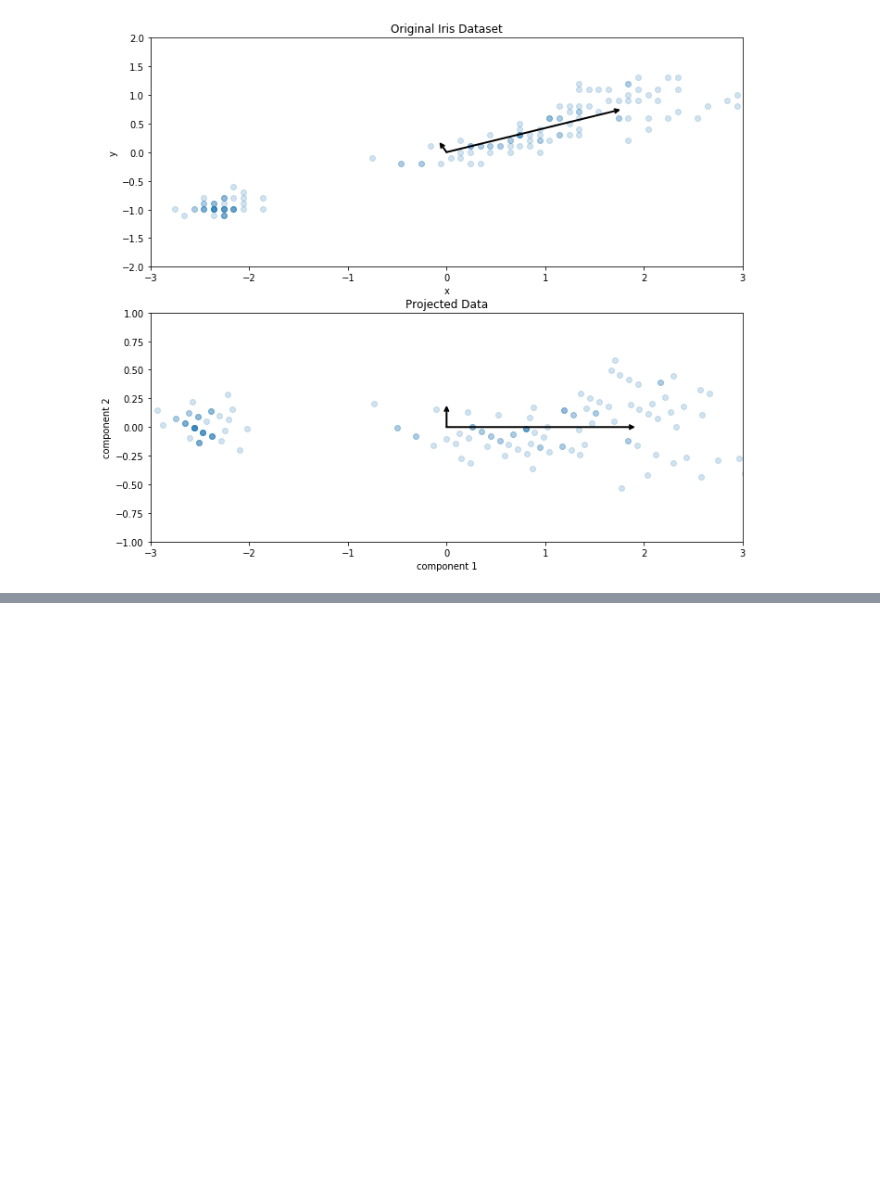
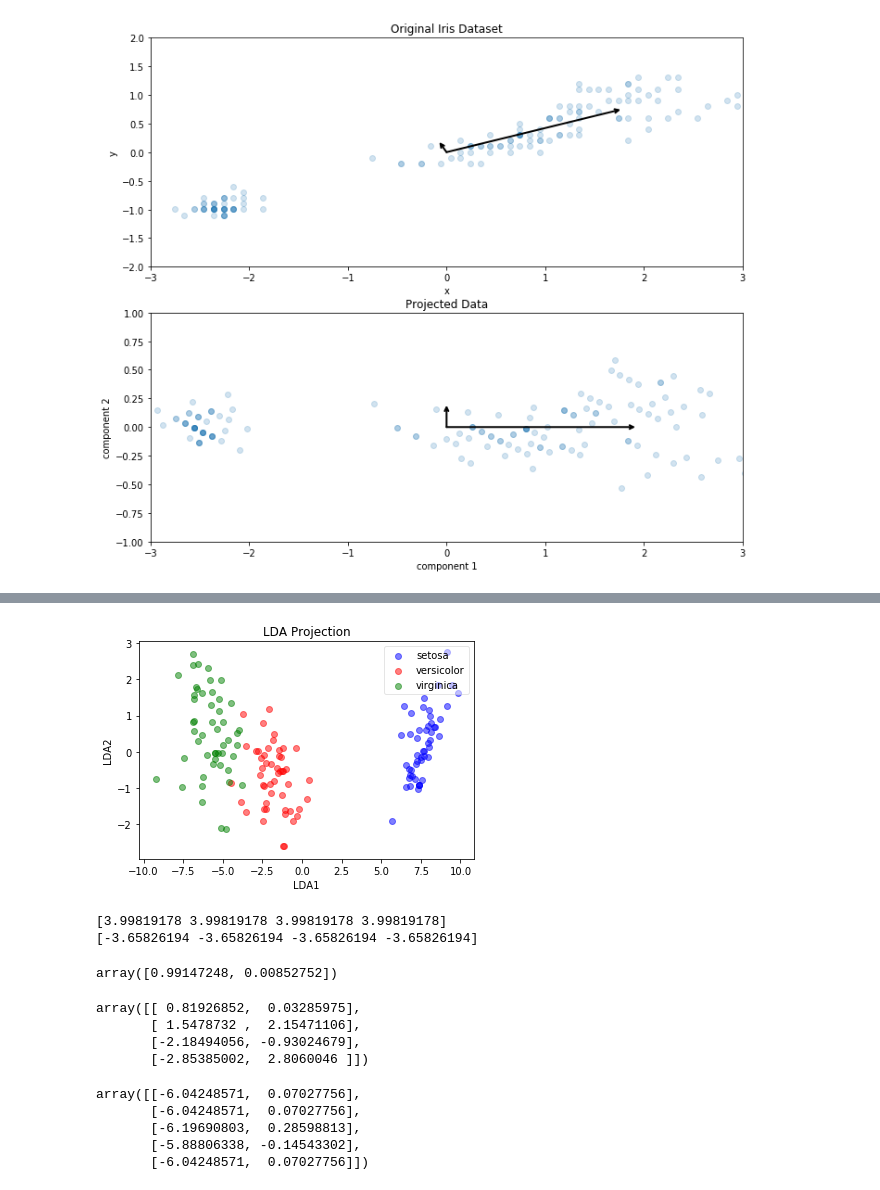
Before and after one commit to yungshun317/feature-transformation, a Jupyter notebook: the_iris_dataset.ipynb, the cells around one changed output, grey strips where cells are left out. Cells and saved outputs as stored; diff of their text form; code cells hidden in the pictures; blank space fills up the shorter version.

```diff
--- a/the_iris_dataset.ipynb
+++ b/the_iris_dataset.ipynb
@@ -445,0 +566,31 @@ ax[1].set(xlabel='component 1', ylabel='component 2',
+# %%
+# Instantiate the LDA module
+lda = LinearDiscriminantAnalysis(n_components=2)
+
+# Fit and transform our original iris data
+X_lda_iris = lda.fit_transform(iris_X, iris_y)
+
+# Plot the projected data
+plot(X_lda_iris, iris_y, "LDA Projection", "LDA1", "LDA2")
+# %% [output]
+[figure, added]
+# %%
+# Show that the sklearn components are just a scalar multiplication from the manual components we calculateda
+for manual_component, sklearn_component in zip(eig_vecs.T[:2], lda.scalings_.T):
+    print(sklearn_component / manual_component)
+# %% [output]
+[3.99819178 3.99819178 3.99819178 3.99819178]
+[-3.65826194 -3.65826194 -3.65826194 -3.65826194]
+# %%
+# Same as manual calculations
+lda.explained_variance_ratio_
+# %% [output]
+array([0.99147248, 0.00852752])
+# %%
+# Essentially the same as pca.components_, but transposed (4x2 instead of 2x4)
+lda.scalings_
+# %% [output]
+array([[ 0.81926852,  0.03285975],
+       [ 1.5478732 ,  2.15471106],
+       [-2.18494056, -0.93024679],
+       [-2.85385002,  2.8060046 ]])
@@ -445,0 +602,9 @@ ax[1].set(xlabel='component 1', ylabel='component 2',
+# %%
+# Project data
+iris_2_dim_transformed_lda[:5,]
+# %% [output]
+array([[-6.04248571,  0.07027756],
+       [-6.04248571,  0.07027756],
+       [-6.19690803,  0.28598813],
+       [-5.88806338, -0.14543302],
+       [-6.04248571,  0.07027756]])
```
Also changed, not shown: parts of 23 cells of this notebook.
